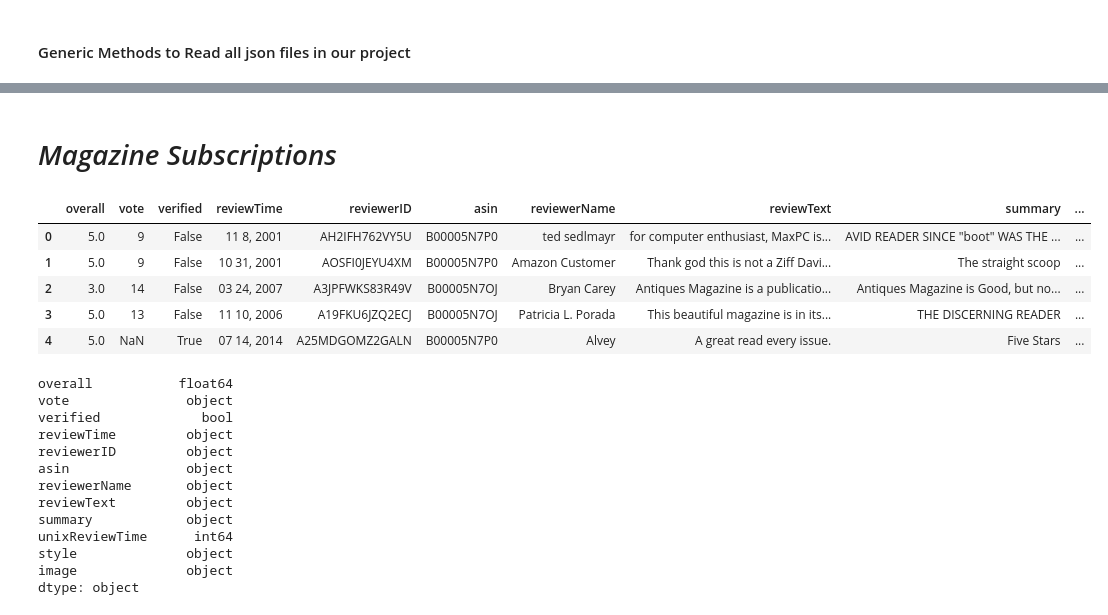
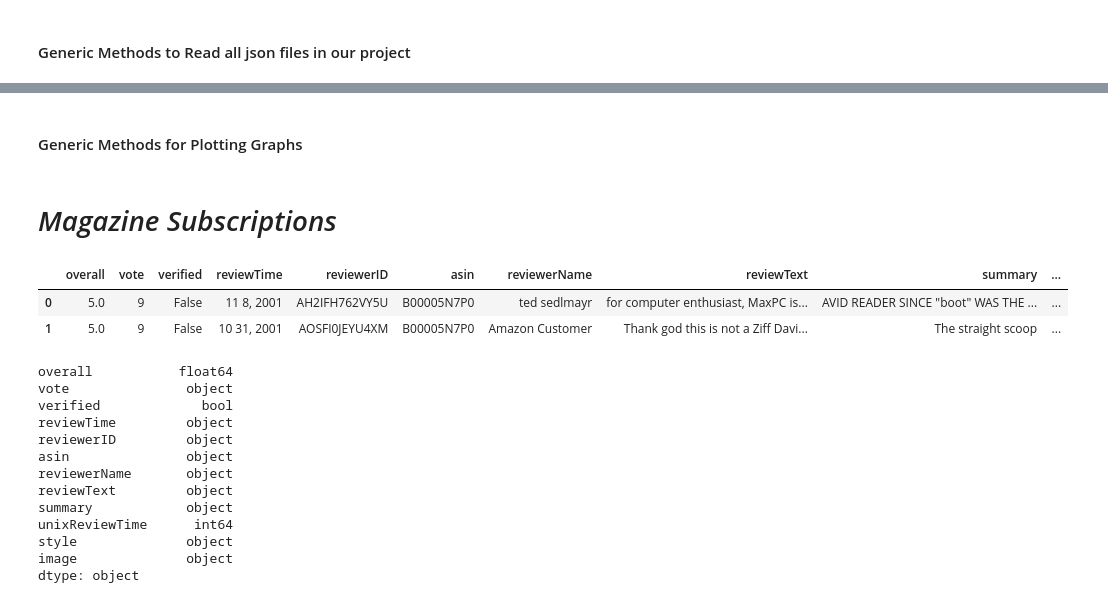
Before and after one commit to arham-rumi/amazon-product-reviews-exploratory-data-analysis, a Jupyter notebook: Amazon-Product-Reviews-EDA/Amazon-Reviews-EDA.ipynb, the cells around one changed output, grey strips where cells are left out. Drawn from its saved outputs; the diff is of its cells as text; code cells hidden in the pictures.

```diff
--- a/Amazon-Product-Reviews-EDA/Amazon-Reviews-EDA.ipynb
+++ b/Amazon-Product-Reviews-EDA/Amazon-Reviews-EDA.ipynb
@@ -40,0 +89,2 @@ def get_data_frame(path):
+# %% [markdown]
+#### Generic Methods for Plotting Graphs
@@ -43,14 +156,11 @@ def get_data_frame(path):
 # %%
 df = get_data_frame('E:\\amazon-eda-datasets\\Magazine_Subscriptions.json')
 # %%
-df.head()
+df.head(2)
 # %% [output]
 |  | overall | vote | verified | reviewTime | reviewerID | asin | reviewerName | reviewText | summary | ... |
 | 0 | 5.0 | 9 | False | 11 8, 2001 | AH2IFH762VY5U | B00005N7P0 | ted sedlmayr | for computer enthusiast, MaxPC is... | AVID READER SINCE "boot" WAS THE ... | ... |
 | 1 | 5.0 | 9 | False | 10 31, 2001 | AOSFI0JEYU4XM | B00005N7P0 | Amazon Customer | Thank god this is not a Ziff Davi... | The straight scoop | ... |
-| 2 | 3.0 | 14 | False | 03 24, 2007 | A3JPFWKS83R49V | B00005N7OJ | Bryan Carey | Antiques Magazine is a publicatio... | Antiques Magazine is Good, but no... | ... |
-| 3 | 5.0 | 13 | False | 11 10, 2006 | A19FKU6JZQ2ECJ | B00005N7OJ | Patricia L. Porada | This beautiful magazine is in its... | THE DISCERNING READER | ... |
-| 4 | 5.0 | NaN | True | 07 14, 2014 | A25MDGOMZ2GALN | B00005N7P0 | Alvey | A great read every issue. | Five Stars | ... |
 # %%
 df.dtypes
 # %% [output]
```
Also changed, not shown: parts of 54 cells of this notebook.
